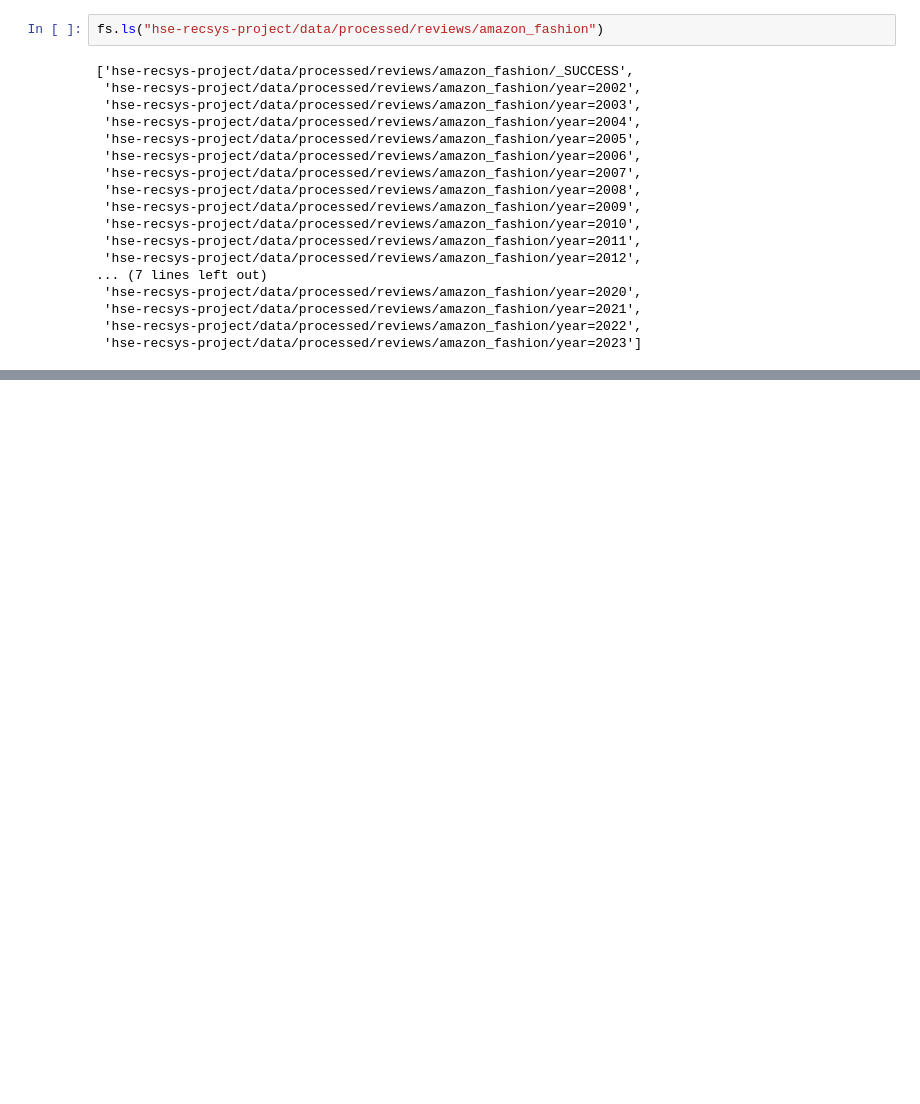
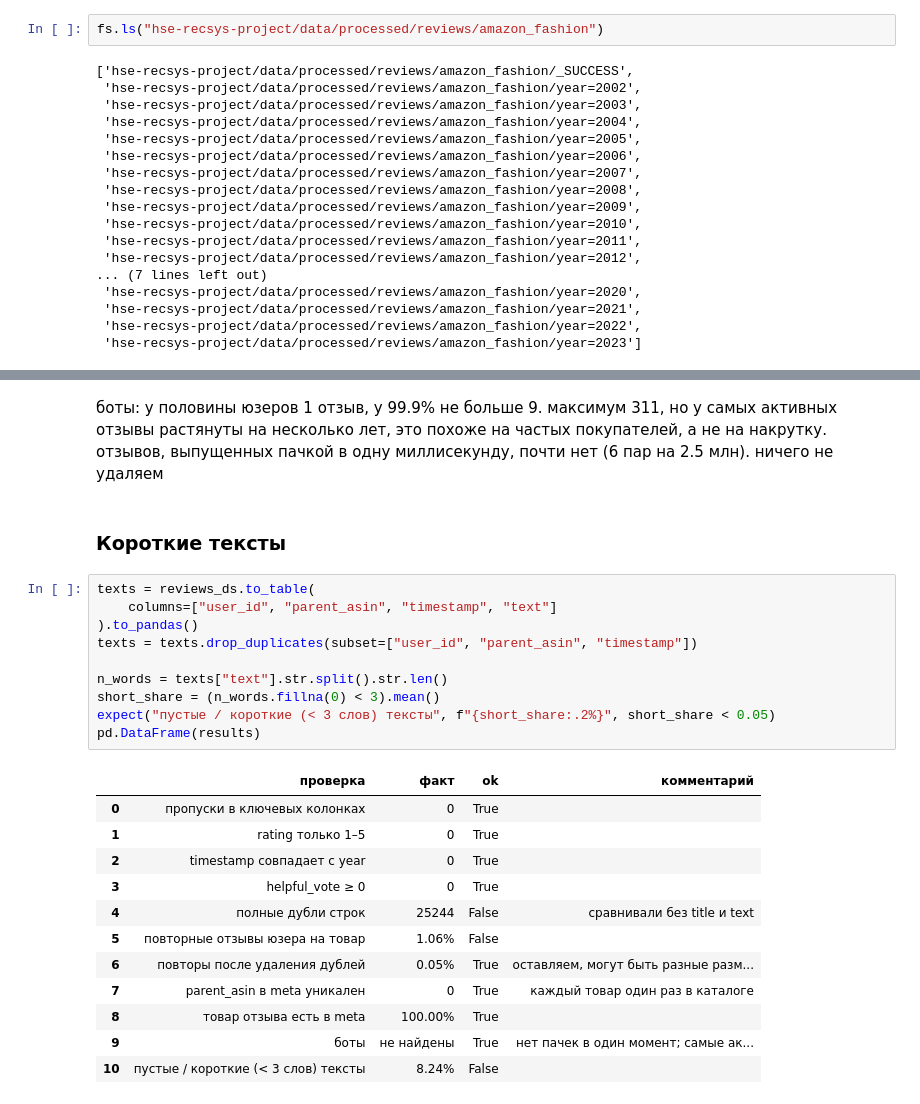
Before and after one commit to LevKhoriak/hse-ai-26-recsys-team-120, a Jupyter notebook: notebooks/eda_stage1.ipynb, the cells around one changed output, grey strips where cells are left out. Drawn from its saved outputs; the diff is of its cells as text; blank space fills up the shorter version.

```diff
--- a/notebooks/eda_stage1.ipynb
+++ b/notebooks/eda_stage1.ipynb
@@ -50,0 +395,27 @@ fs.ls("hse-recsys-project/data/processed/reviews/amazon_fashion")
+# %% [markdown]
+боты: у половины юзеров 1 отзыв, у 99.9% не больше 9. максимум 311, но у самых активных отзывы растянуты на несколько лет, это похоже на частых покупателей, а не на накрутку. отзывов, выпущенных пачкой в одну миллисекунду, почти нет (6 пар на 2.5 млн). ничего не удаляем
+# %% [markdown]
+### Короткие тексты
+# %%
+texts = reviews_ds.to_table(
+    columns=["user_id", "parent_asin", "timestamp", "text"]
+).to_pandas()
+texts = texts.drop_duplicates(subset=["user_id", "parent_asin", "timestamp"])
+
+n_words = texts["text"].str.split().str.len()
+short_share = (n_words.fillna(0) < 3).mean()
+expect("пустые / короткие (< 3 слов) тексты", f"{short_share:.2%}", short_share < 0.05)
+pd.DataFrame(results)
+# %% [output]
+|  | проверка | факт | ok | комментарий |
+| 0 | пропуски в ключевых колонках | 0 | True |  |
+| 1 | rating только 1–5 | 0 | True |  |
+| 2 | timestamp совпадает с year | 0 | True |  |
+| 3 | helpful_vote ≥ 0 | 0 | True |  |
+| 4 | полные дубли строк | 25244 | False | сравнивали без title и text |
+| 5 | повторные отзывы юзера на товар | 1.06% | False |  |
+| 6 | повторы после удаления дублей | 0.05% | True | оставляем, могут быть разные разм... |
+| 7 | parent_asin в meta уникален | 0 | True | каждый товар один раз в каталоге |
+| 8 | товар отзыва есть в meta | 100.00% | True |  |
+| 9 | боты | не найдены | True | нет пачек в один момент; самые ак... |
+| 10 | пустые / короткие (< 3 слов) тексты | 8.24% | False |  |
```
Also changed, not shown: parts of 39 cells of this notebook.
